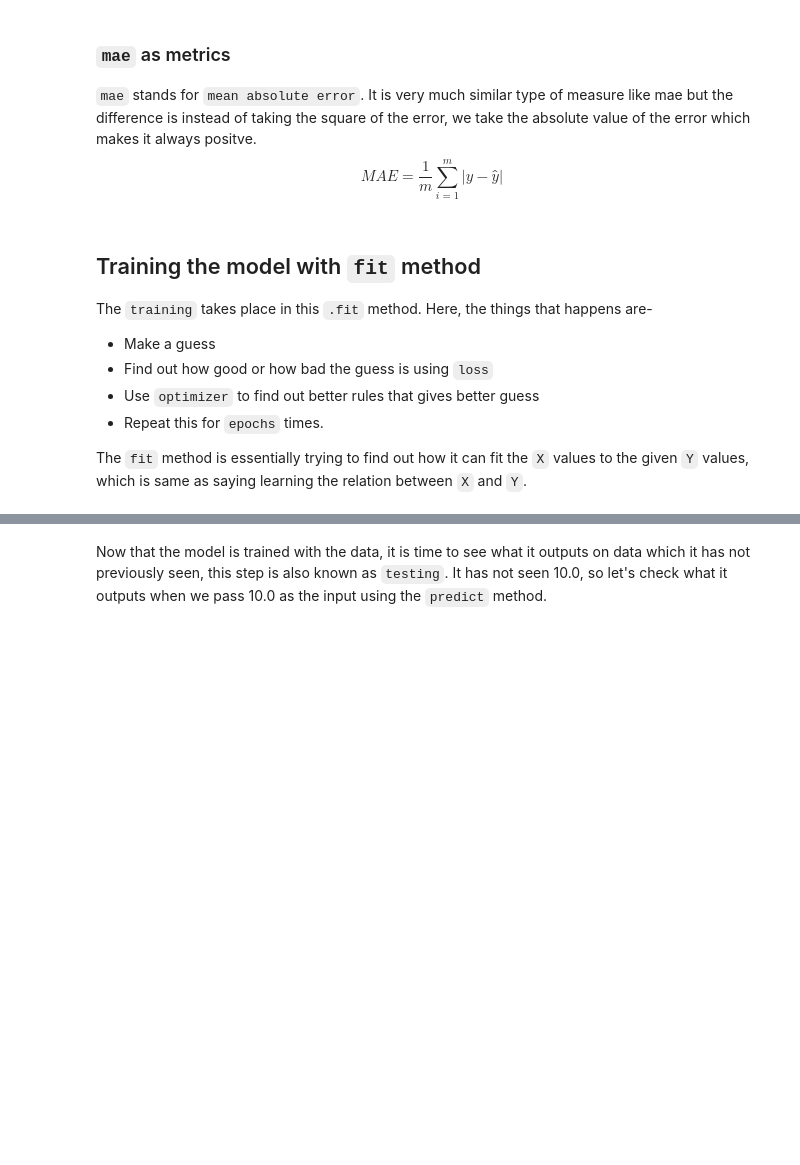
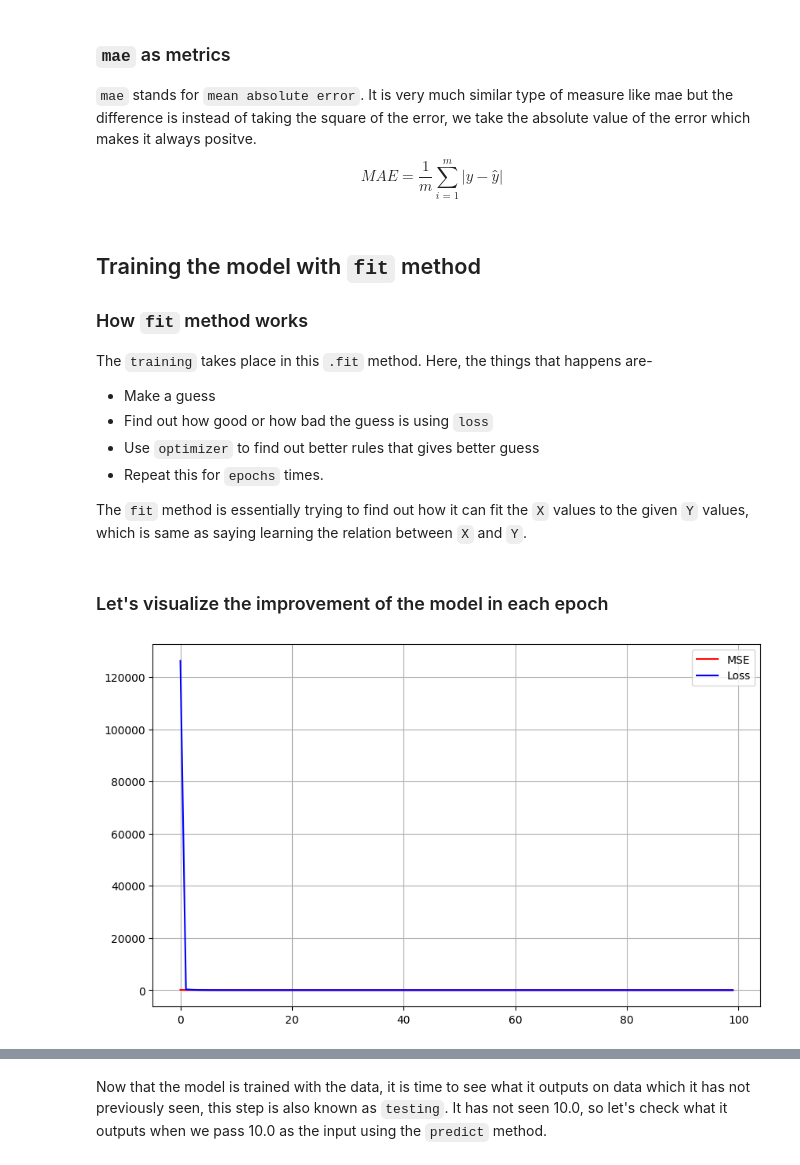
Before and after one commit to Arup3201/deep-learning-materials, a Jupyter notebook: 1_Basics_of_Neural_Networks.ipynb, the cells around one changed output, grey strips where cells are left out. Drawn from its saved outputs; the diff is of its cells as text; code cells hidden in the pictures; blank space fills up the shorter version.

```diff
--- a/1_Basics_of_Neural_Networks.ipynb
+++ b/1_Basics_of_Neural_Networks.ipynb
@@ -208,8 +208,8 @@ Inside `datasets` directory, we have 2 numpy array files in the format of `.npz.
 
 The dataset is a synthesised dataset, means I have created it by myself. It is not a real-world dataset. But, it will be the best example for understanding the working of neural networks.
 # %%
-X = np.load("datasets/Xs.npz.npy")
-Y = np.load("datasets/Ys.npz.npy")
+X = np.load("datasets/Xs.npy")
+Y = np.load("datasets/Ys.npy")
 # %% [markdown]
 The dataset contains 1200 examples. X and Y both are of shape `(1200,)` which means they are 1-D numpy array, as the shape contains 1 element inside it.
 # %%
@@ -283,7 +283,7 @@ As we are implementing simple linear regression model, we just need one neuron.
 ### Defining the model architecture with `tf.keras.Sequential`
 # %%
 model = keras.Sequential([
-    keras.layers.Input(shape=[1]), # The input layer which takes only 1 input
+    keras.layers.Lambda(lambda x: x/100, input_shape=[1]),
     keras.layers.Dense(units=1),
     keras.layers.Activation('linear')
     ])
@@ -319,7 +319,7 @@ model.compile(optimizer='sgd',
               metrics=['mae'])
 # %% [markdown]
 ## Training the model with `fit` method
-
+### How `fit` method works
 The `training` takes place in this `.fit` method. Here, the things that happens are-
 * Make a guess
 * Find out how good or how bad the guess is using `loss`
@@ -328,4 +328,28 @@ The `training` takes place in this `.fit` method. Here, the things that happens
 
 The `fit` method is essentially trying to find out how it can fit the `X` values to the given `Y` values, which is same as saying learning the relation between `X` and `Y`.
 # %%
-model.fit(X, Y, epochs=100)
+history = model.fit(X, Y, epochs=100, batch_size=32)
+# %% [markdown]
+### Let's visualize the improvement of the model in each epoch
+# %%
+# Define the figure with a figure size
+plt.figure(figsize=(10, 6))
+
+# Create the epochs sequence
+epochs = np.arange(100)
+
+# Plot the Xs and Ys for first 10 values
+plt.plot(epochs, history.history['mae'], 'r-', label='MSE')
+plt.plot(epochs, history.history['loss'], 'b-', label='Loss')
+
+
+# Show the legends for actual y and predicted y
+plt.legend()
+
+# Overlay a grid on the graph
+plt.grid(True)
+
+# Draw the graph on screen
+plt.show()
+# %% [output]
+[figure, added]
```
Also changed, not shown: parts of 10 cells of this notebook.
